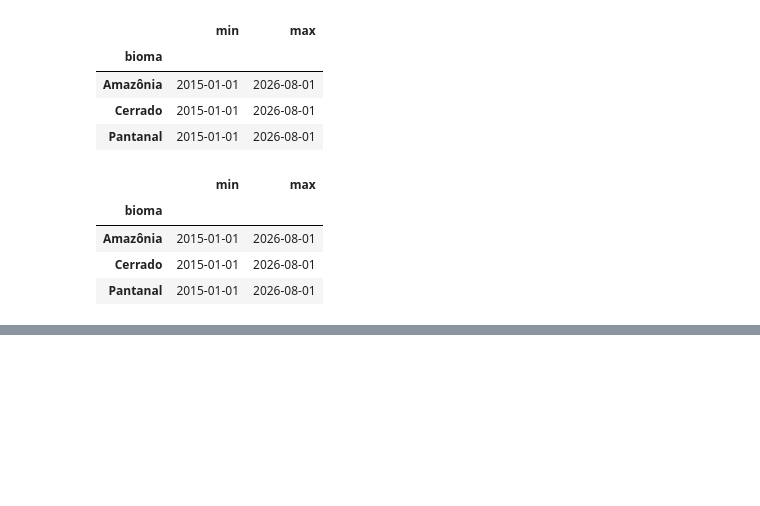
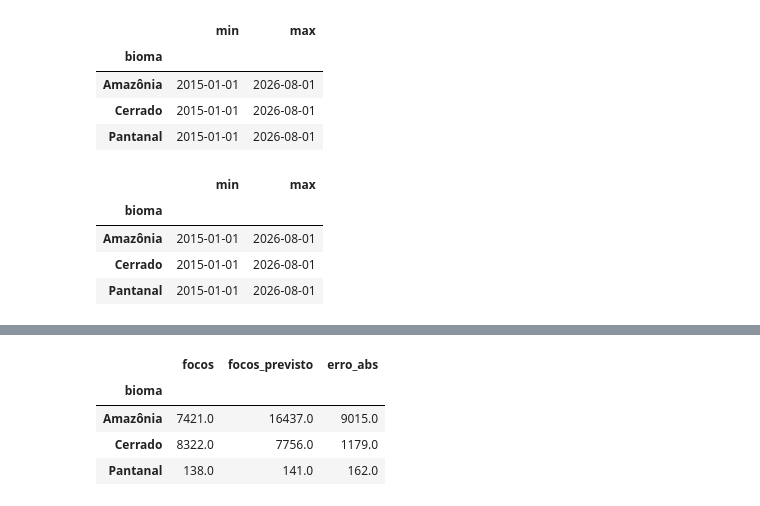
Before and after one commit to e-EstefaneAndrade/queimadas-biomas, a Jupyter notebook: notebooks/05_previsao.ipynb, the cells around one changed output, grey strips where cells are left out. Saved outputs shown, nothing was run; the diff lists cells and outputs as text; code cells hidden in the pictures; blank space fills up the shorter version.

```diff
--- a/notebooks/05_previsao.ipynb
+++ b/notebooks/05_previsao.ipynb
@@ -34,0 +73,20 @@ clima.groupby("bioma")["mes"].agg(["min", "max"])
+# %%
+corte = pd.Timestamp("2025-08-01")
+treino = df[df["mes"] <= corte]
+
+modelo_teste = models.train_lgbm(treino, features=models.FEATURES)
+normais_teste = models.climate_normals(clima[clima["mes"] <= corte])
+prev_teste = models.forecast_future(
+    monthly[monthly["mes"] <= corte], modelo_teste, normais_teste, n_months=4
+)
+# %%
+real = monthly[(monthly["mes"] > corte) & (monthly["mes"] <= "2025-12-01")]
+comparacao = prev_teste.merge(real, on=["bioma", "mes"])
+comparacao["erro_abs"] = (comparacao["focos_previsto"] - comparacao["focos"]).abs()
+comparacao.groupby("bioma")[["focos", "focos_previsto", "erro_abs"]].mean().round(0)
+# %% [output]
+|  | focos | focos_previsto | erro_abs |
+| bioma |  |  |  |
+| Amazônia | 7421.0 | 16437.0 | 9015.0 |
+| Cerrado | 8322.0 | 7756.0 | 1179.0 |
+| Pantanal | 138.0 | 141.0 | 162.0 |
```
Also changed, not shown: parts of 10 cells of this notebook, 3 other files.
